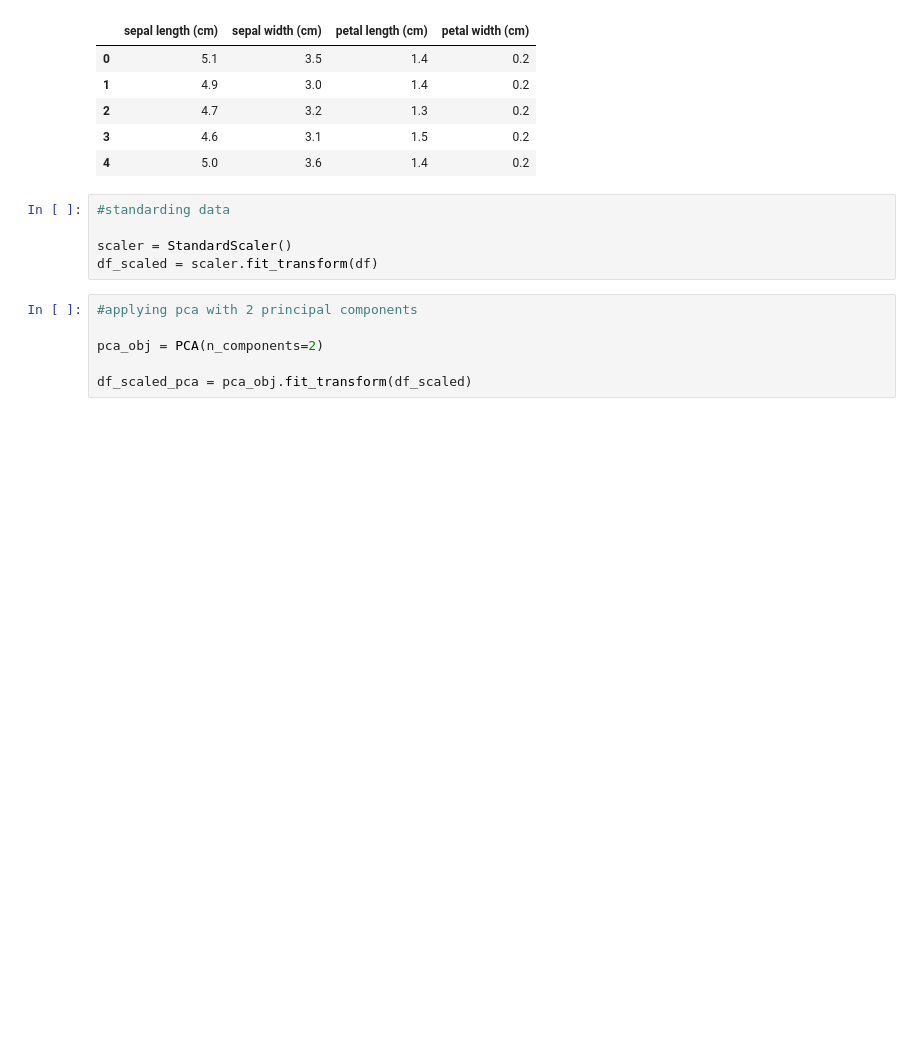
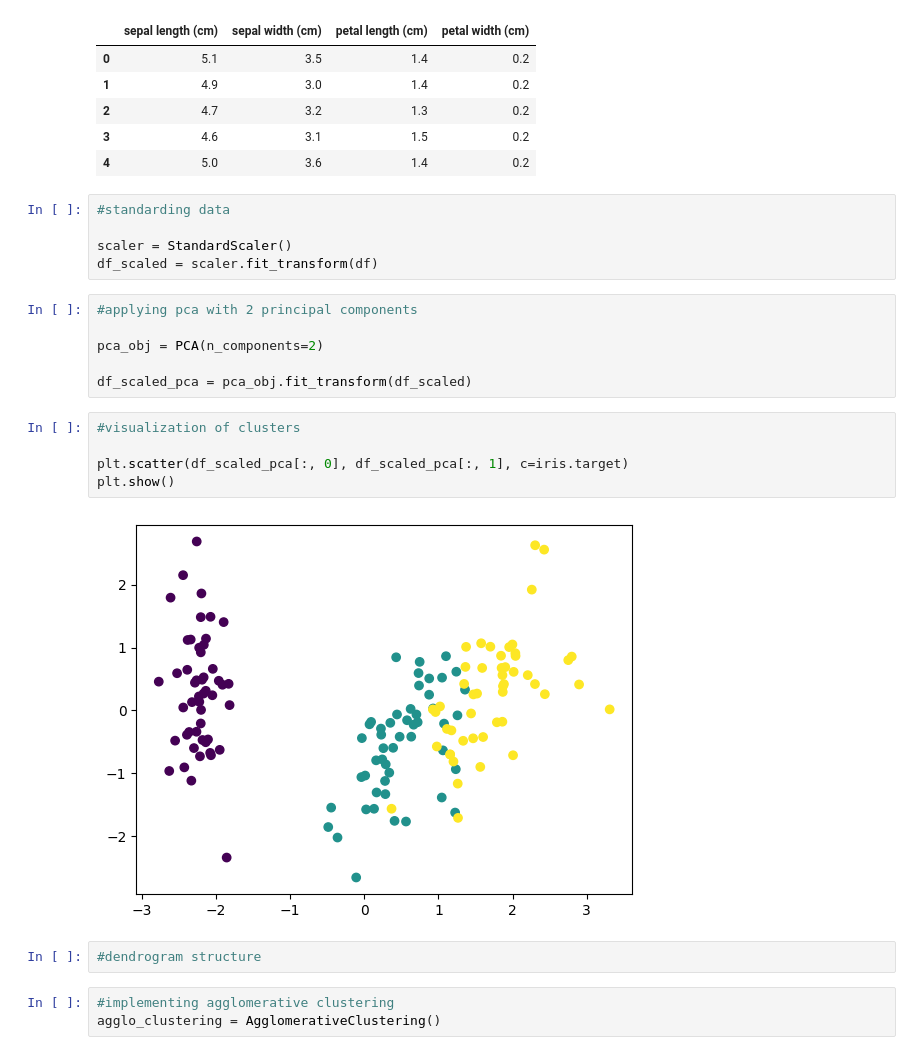
Before and after one commit to NarnindiMounica/Machine_Learning_Works, a Jupyter notebook: Hierarchal_Clustering/implementation.ipynb, the cells around one changed output. Cells and saved outputs as stored; diff of their text form; blank space fills up the shorter version.

```diff
--- a/Hierarchal_Clustering/implementation.ipynb
+++ b/Hierarchal_Clustering/implementation.ipynb
@@ -61,3 +63,15 @@ df_scaled = scaler.fit_transform(df)
 pca_obj = PCA(n_components=2)
 
 df_scaled_pca = pca_obj.fit_transform(df_scaled)
+# %%
+#visualization of clusters
+
+plt.scatter(df_scaled_pca[:, 0], df_scaled_pca[:, 1], c=iris.target)
+plt.show()
+# %% [output]
+[figure, added]
+# %%
+#dendrogram structure
+# %%
+#implementing agglomerative clustering
+agglo_clustering = AgglomerativeClustering()
```
Also changed, not shown: parts of 1 cell of this notebook, 3 other files.
